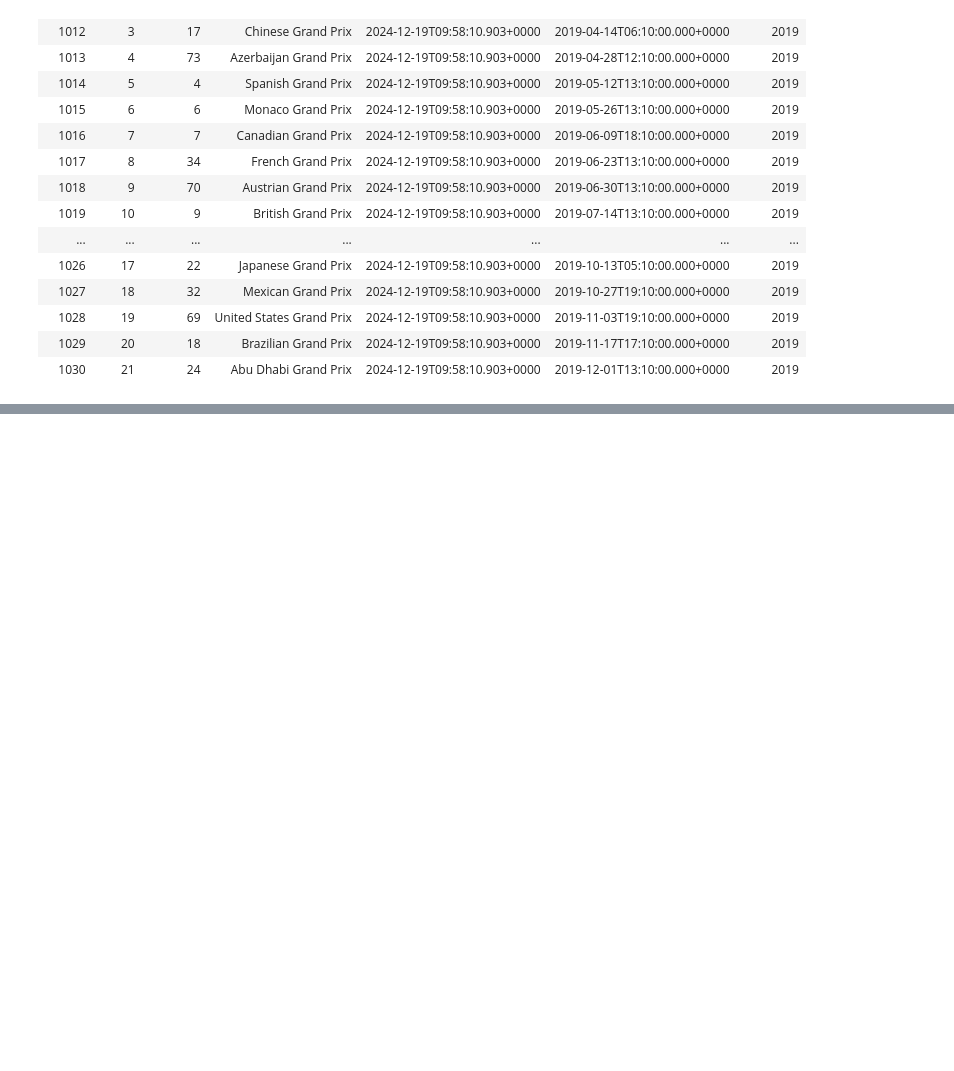
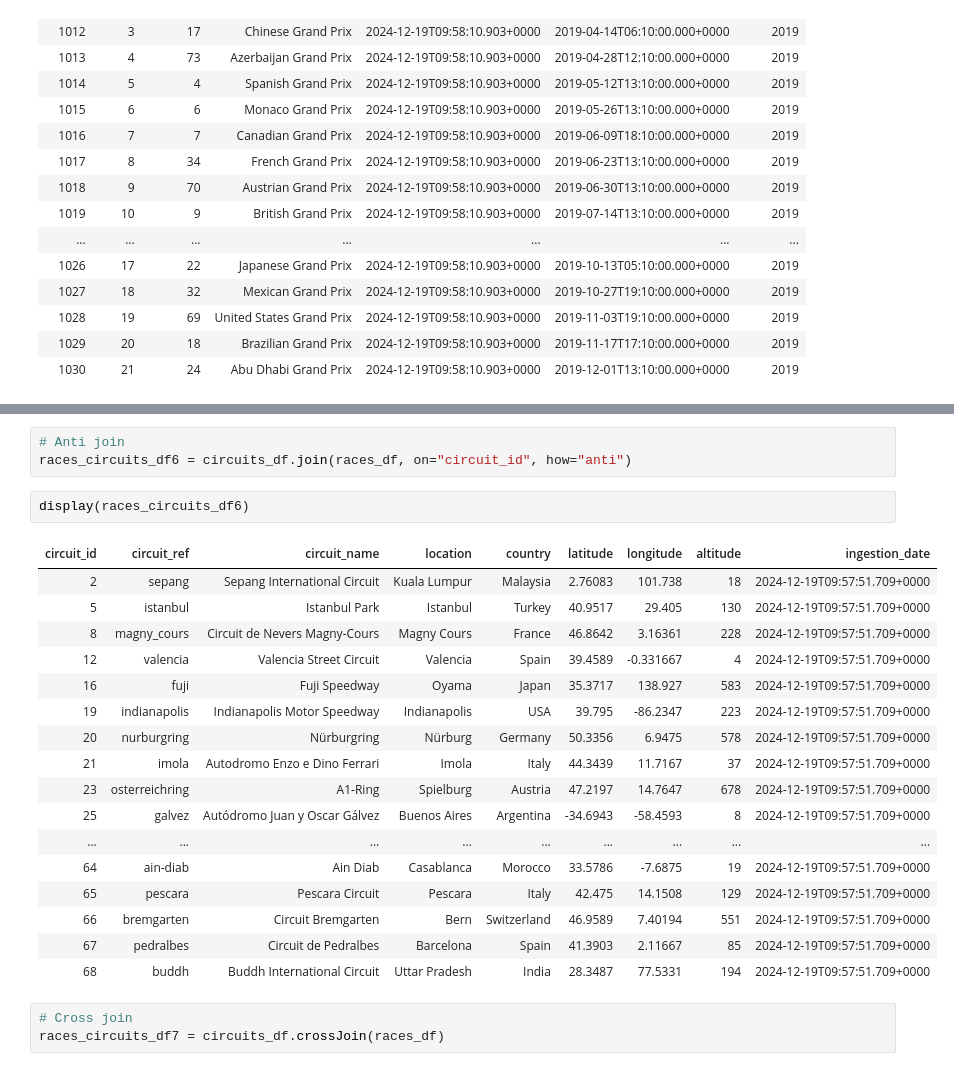
Before and after one commit to tejaswinidhupad/Azure-Databricks-Formula1-Project, a Jupyter notebook: demo/2.join_demo.ipynb, the cells around one changed output, grey strips where cells are left out. Saved outputs shown, nothing was run; the diff lists cells and outputs as text; blank space fills up the shorter version.

```diff
--- a/demo/2.join_demo.ipynb
+++ b/demo/2.join_demo.ipynb
@@ -69,0 +166,26 @@ display(races_circuits_df)
+# %%
+# Anti join
+races_circuits_df6 = circuits_df.join(races_df, on="circuit_id", how="anti")
+# %%
+display(races_circuits_df6)
+# %% [output]
+| circuit_id | circuit_ref | circuit_name | location | country | latitude | longitude | altitude | ingestion_date |
+| 2 | sepang | Sepang International Circuit | Kuala Lumpur | Malaysia | 2.76083 | 101.738 | 18 | 2024-12-19T09:57:51.709+0000 |
+| 5 | istanbul | Istanbul Park | Istanbul | Turkey | 40.9517 | 29.405 | 130 | 2024-12-19T09:57:51.709+0000 |
+| 8 | magny_cours | Circuit de Nevers Magny-Cours | Magny Cours | France | 46.8642 | 3.16361 | 228 | 2024-12-19T09:57:51.709+0000 |
+| 12 | valencia | Valencia Street Circuit | Valencia | Spain | 39.4589 | -0.331667 | 4 | 2024-12-19T09:57:51.709+0000 |
+| 16 | fuji | Fuji Speedway | Oyama | Japan | 35.3717 | 138.927 | 583 | 2024-12-19T09:57:51.709+0000 |
+| 19 | indianapolis | Indianapolis Motor Speedway | Indianapolis | USA | 39.795 | -86.2347 | 223 | 2024-12-19T09:57:51.709+0000 |
+| 20 | nurburgring | Nürburgring | Nürburg | Germany | 50.3356 | 6.9475 | 578 | 2024-12-19T09:57:51.709+0000 |
+| 21 | imola | Autodromo Enzo e Dino Ferrari | Imola | Italy | 44.3439 | 11.7167 | 37 | 2024-12-19T09:57:51.709+0000 |
+| 23 | osterreichring | A1-Ring | Spielburg | Austria | 47.2197 | 14.7647 | 678 | 2024-12-19T09:57:51.709+0000 |
+| 25 | galvez | Autódromo Juan y Oscar Gálvez | Buenos Aires | Argentina | -34.6943 | -58.4593 | 8 | 2024-12-19T09:57:51.709+0000 |
+| ... | ... | ... | ... | ... | ... | ... | ... | ... |
+| 64 | ain-diab | Ain Diab | Casablanca | Morocco | 33.5786 | -7.6875 | 19 | 2024-12-19T09:57:51.709+0000 |
+| 65 | pescara | Pescara Circuit | Pescara | Italy | 42.475 | 14.1508 | 129 | 2024-12-19T09:57:51.709+0000 |
+| 66 | bremgarten | Circuit Bremgarten | Bern | Switzerland | 46.9589 | 7.40194 | 551 | 2024-12-19T09:57:51.709+0000 |
+| 67 | pedralbes | Circuit de Pedralbes | Barcelona | Spain | 41.3903 | 2.11667 | 85 | 2024-12-19T09:57:51.709+0000 |
+| 68 | buddh | Buddh International Circuit | Uttar Pradesh | India | 28.3487 | 77.5331 | 194 | 2024-12-19T09:57:51.709+0000 |
+# %%
+# Cross join
+races_circuits_df7 = circuits_df.crossJoin(races_df)
```
Also changed, not shown: parts of 13 cells of this notebook.
